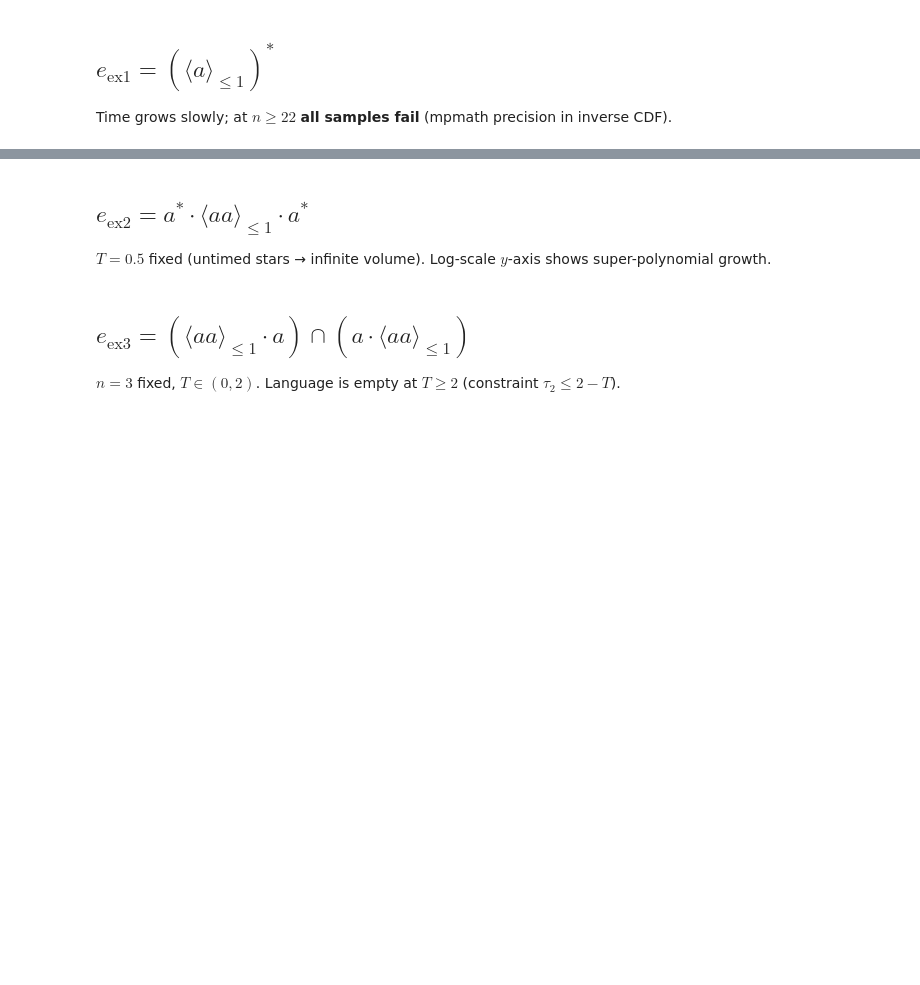
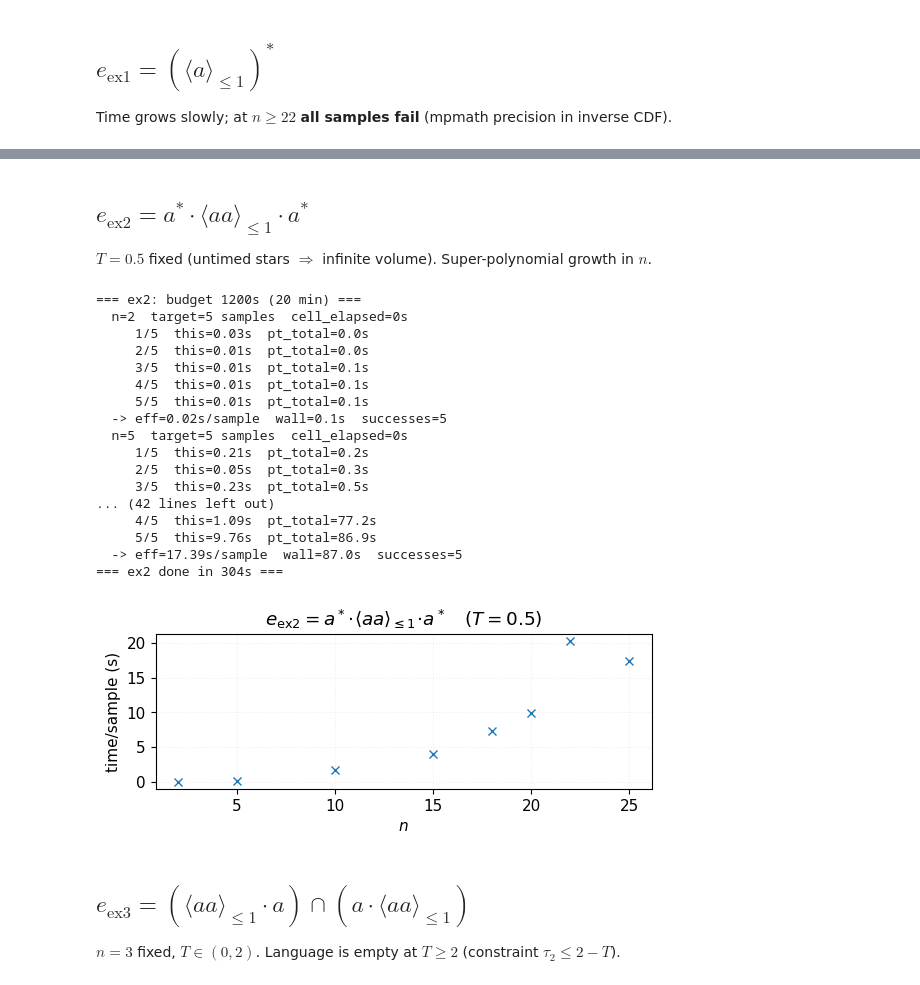
Before and after one commit to figlerg/VolTRE, a Jupyter notebook: experiments/paper_experiments/11_stress_test/11_stress_test.ipynb, the cells around one changed output, grey strips where cells are left out. Drawn from its saved outputs; the diff is of its cells as text; code cells hidden in the pictures; blank space fills up the shorter version.

```diff
--- a/experiments/paper_experiments/11_stress_test/11_stress_test.ipynb
+++ b/experiments/paper_experiments/11_stress_test/11_stress_test.ipynb
@@ -52,8 +54,6 @@ phi_ex1 = quickparse('<a>_[0,1] *', string=True)
 phi_ex2 = quickparse('a * . <a . a>_[0,1] . a *', string=True)
 phi_ex3 = quickparse('(<a . a>_[0,1] . a) & (a . <a . a>_[0,1])', string=True)
 phi_exb = quickparse('<b>_[3,4] * . (<a>_[1,2] . <b>_[3,4] . <b>_[3,4] *) *', string=True)
-phi_ex3_left  = quickparse('(<a . a>_[0,1] . a)', string=True)
-phi_ex3_right = quickparse('(a . <a . a>_[0,1])', string=True)
 
 K = 5
 BUDGET_S = 1200
@@ -66,7 +66,7 @@ os.makedirs(RESULTS, exist_ok=True)
 
 
 def collect(phi, label, xs, x_name, k_of, sample_kw):
-    times_d = {}   # effective cost per sample = total_wall_time / successes
+    times_d = {}
     fails_d = {}
     t0_cell = time.perf_counter()
     print(f'=== {label}: budget {BUDGET_S}s ({BUDGET_S//60} min) ===')
@@ -95,7 +95,6 @@ def collect(phi, label, xs, x_name, k_of, sample_kw):
                 n_fail += 1
                 print(f'    !! failure #{n_fail}  ({type(e).__name__})', flush=True)
         total_wall = time.perf_counter() - t0_pt
-        # effective cost per sample includes time spent on failed attempts
         eff = [total_wall / len(ts)] * len(ts) if ts else []
         times_d[x] = eff
         fails_d[x] = n_fail
@@ -108,7 +107,7 @@ def collect(phi, label, xs, x_name, k_of, sample_kw):
     return times_d, fails_d
 
 
-def stress_plot(ax, xs, times_dict, fails_dict, xlabel, title, yscale='linear'):
+def stress_plot(ax, xs, times_dict, fails_dict, xlabel, title):
     xs_stable   = [x for x in xs if times_dict.get(x) and fails_dict.get(x, 0) == 0]
     xs_unstable = [x for x in xs if times_dict.get(x) and fails_dict.get(x, 0) > 0]
 
@@ -123,9 +122,6 @@ def stress_plot(ax, xs, times_dict, fails_dict, xlabel, title, yscale='linear'):
                 linewidth=0, fillstyle='none', linestyle='none', label='partial failures')
         ax.legend(fontsize=7, loc='upper left')
 
-    if yscale == 'log':
-        ax.set_yscale('log')
-
     failure_at = next((x for x in xs if x in times_dict and not times_dict[x]), None)
     if failure_at is not None:
         xs_list = list(xs)
@@ -133,13 +129,14 @@ def stress_plot(ax, xs, times_dict, fails_dict, xlabel, title, yscale='linear'):
         vx = (xs_list[idx - 1] + failure_at) / 2 if idx > 0 else failure_at
         ax.axvline(x=vx, color='#d62728', linestyle='--', lw=1, alpha=0.8)
         ylo, yhi = ax.get_ylim()
-        ty = yhi * 0.6 if yscale == 'linear' else ylo * (yhi / ylo) ** 0.6
-        ax.text(vx + (max(xs) - min(xs)) * 0.02, ty,
+        ax.text(vx + (max(xs) - min(xs)) * 0.02, yhi * 0.6,
                 f'$\\geq {failure_at}$:\nall fail\n(mpmath)',
                 color='#d62728', fontsize=7, ha='left', va='top')
 
-    ax.set_xlabel(xlabel); ax.set_ylabel(r'time/sample (s)')
-    ax.set_title(title); ax.grid(True, alpha=0.2, linestyle=':')
+    ax.set_xlabel(xlabel)
+    ax.set_ylabel(r'time/sample (s)')
+    ax.set_title(title)
+    ax.grid(True, alpha=0.2, linestyle=':')
 
 
 print(f'Config ready.  K={K}  budget={BUDGET_S}s per expression')
@@ -163,23 +181,41 @@ plt.show()
 # %% [markdown]
 ## $e_{\mathrm{ex2}} = a^*\!\cdot\!\langle aa\rangle_{\leq 1}\!\cdot\! a^*$
 
-$T=0.5$ fixed (untimed stars → infinite volume). Log-scale $y$-axis shows super-polynomial growth.
+$T=0.5$ fixed (untimed stars $\Rightarrow$ infinite volume). Super-polynomial growth in $n$.
 # %%
 N_VALUES_EX2 = [2, 5, 10, 15, 18, 20, 22, 25]
 T_EX2 = 0.5
 
 times_ex2, fails_ex2 = collect(
     phi_ex2, 'ex2', N_VALUES_EX2, 'n',
     k_of=lambda n: K,
     sample_kw=lambda n: dict(n=n, T=T_EX2))
 
 fig, ax = plt.subplots(figsize=(FIG_W, FIG_H))
 stress_plot(ax, N_VALUES_EX2, times_ex2, fails_ex2, r'$n$',
-            r'$e_{\mathrm{ex2}}=a^*\!\cdot\!\langle aa\rangle_{\leq 1}\!\cdot\! a^*\quad(T=0.5)$',
-            yscale='log')
+            r'$e_{\mathrm{ex2}}=a^*\!\cdot\!\langle aa\rangle_{\leq 1}\!\cdot\! a^*\quad(T=0.5)$')
 fig.tight_layout()
 fig.savefig(os.path.join(RESULTS, '11_stress_ex2.pdf'), bbox_inches='tight')
 plt.show()
+# %% [output]
+=== ex2: budget 1200s (20 min) ===
+  n=2  target=5 samples  cell_elapsed=0s
+     1/5  this=0.03s  pt_total=0.0s
+     2/5  this=0.01s  pt_total=0.0s
+     3/5  this=0.01s  pt_total=0.1s
+     4/5  this=0.01s  pt_total=0.1s
+     5/5  this=0.01s  pt_total=0.1s
+  -> eff=0.02s/sample  wall=0.1s  successes=5
+  n=5  target=5 samples  cell_elapsed=0s
+     1/5  this=0.21s  pt_total=0.2s
+     2/5  this=0.05s  pt_total=0.3s
+     3/5  this=0.23s  pt_total=0.5s
+... (42 lines left out)
+     4/5  this=1.09s  pt_total=77.2s
+     5/5  this=9.76s  pt_total=86.9s
+  -> eff=17.39s/sample  wall=87.0s  successes=5
+=== ex2 done in 304s ===
+[figure, added]
 # %% [markdown]
 ## $e_{\mathrm{ex3}} = (\langle aa\rangle_{\leq 1}\cdot a)\cap(a\cdot\langle aa\rangle_{\leq 1})$
 
```
Also changed, not shown: parts of 9 cells of this notebook, 2 other files.
